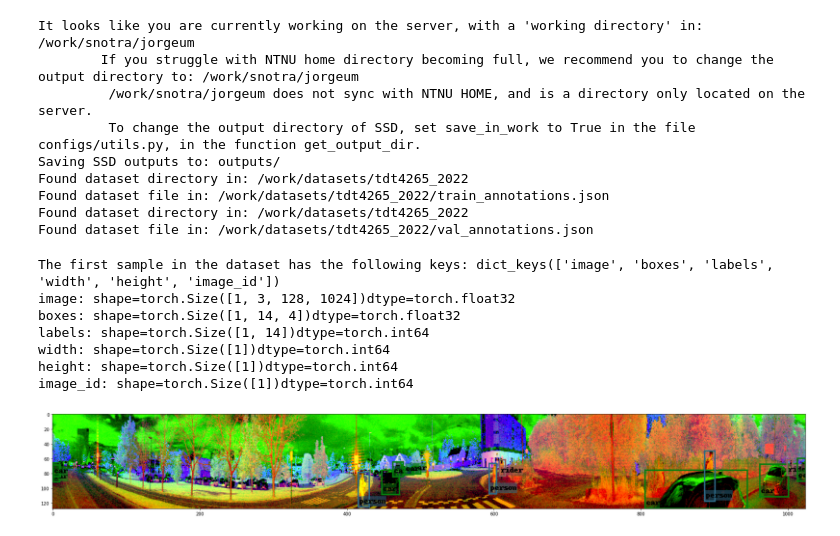
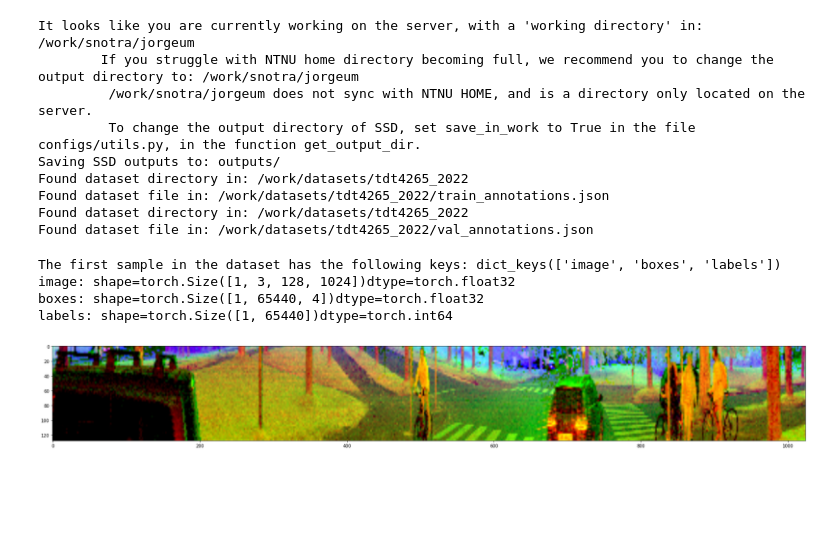
Before and after one commit to jorgenmyrvold/CV-project, a Jupyter notebook: assignment4/SSD/notebooks/visualize_dataset.ipynb, the cells around one changed output. Cells and saved outputs as stored; diff of their text form; code cells hidden in the pictures; blank space fills up the shorter version.

Commit message:
Finished dataset exploration

```diff
--- a/assignment4/SSD/notebooks/visualize_dataset.ipynb
+++ b/assignment4/SSD/notebooks/visualize_dataset.ipynb
@@ -9,7 +9,7 @@ from tops.config import instantiate, LazyConfig
 from ssd import utils
 np.random.seed(0)
 # %%
-config_path = "../configs/task2_1.py"
+config_path = "../configs/task2_2_hFlip_Crop.py"
 cfg = LazyConfig.load(config_path)
 dataset_to_visualize = "train" # or "val"
 
@@ -46,32 +46,29 @@ Found dataset file in: /work/datasets/tdt4265_2022/train_annotations.json
 Found dataset directory in: /work/datasets/tdt4265_2022
 Found dataset file in: /work/datasets/tdt4265_2022/val_annotations.json
 # %%
-
 print("The first sample in the dataset has the following keys:", sample.keys())
 for key, item in sample.items():
     print(
         key, ": shape=", item.shape if hasattr(item, "shape") else "",
         "dtype=", item.dtype if hasattr(item, "dtype") else type(item), sep="")
 # %% [output]
-The first sample in the dataset has the following keys: dict_keys(['image', 'boxes', 'labels', 'width', 'height', 'image_id'])
+The first sample in the dataset has the following keys: dict_keys(['image', 'boxes', 'labels'])
 image: shape=torch.Size([1, 3, 128, 1024])dtype=torch.float32
-boxes: shape=torch.Size([1, 14, 4])dtype=torch.float32
-labels: shape=torch.Size([1, 14])dtype=torch.int64
-width: shape=torch.Size([1])dtype=torch.int64
-height: shape=torch.Size([1])dtype=torch.int64
-image_id: shape=torch.Size([1])dtype=torch.int64
+boxes: shape=torch.Size([1, 65440, 4])dtype=torch.float32
+labels: shape=torch.Size([1, 65440])dtype=torch.int64
 # %%
 
 image = (sample["image"] * image_std + image_mean)
 image = (image*255).byte()[0]
 boxes = sample["boxes"][0]
 boxes[:, [0, 2]] *= image.shape[-1]
 boxes[:, [1, 3]] *= image.shape[-2]
 im = image.permute(1, 2, 0).cpu().numpy()
-im = draw_boxes(im, boxes.cpu().numpy(), sample["labels"][0].cpu().numpy().tolist(), class_name_map=cfg.label_map)
+#im = draw_boxes(im, boxes.cpu().numpy(), sample["labels"][0].cpu().numpy().tolist(), class_name_map=cfg.label_map)
 
 fig, ax = plt.subplots(figsize=(32,4))
+plt.imsave("augmentation.png", im)
 plt.imshow(im)
 plt.show()
 # %% [output]
-[figure, old version]
+[figure, new version]
```
Also changed, not shown: 4 other files.
